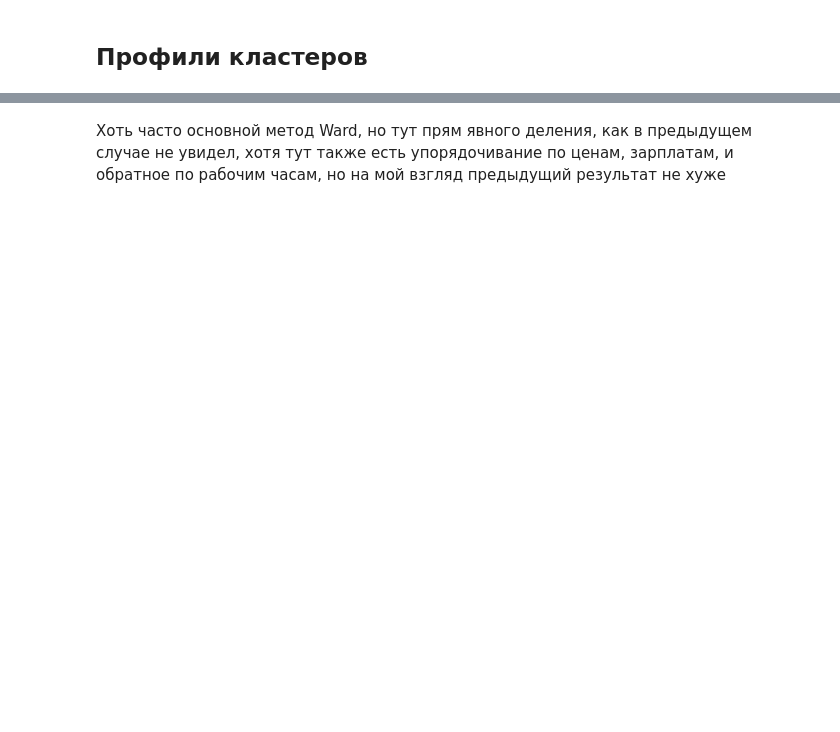
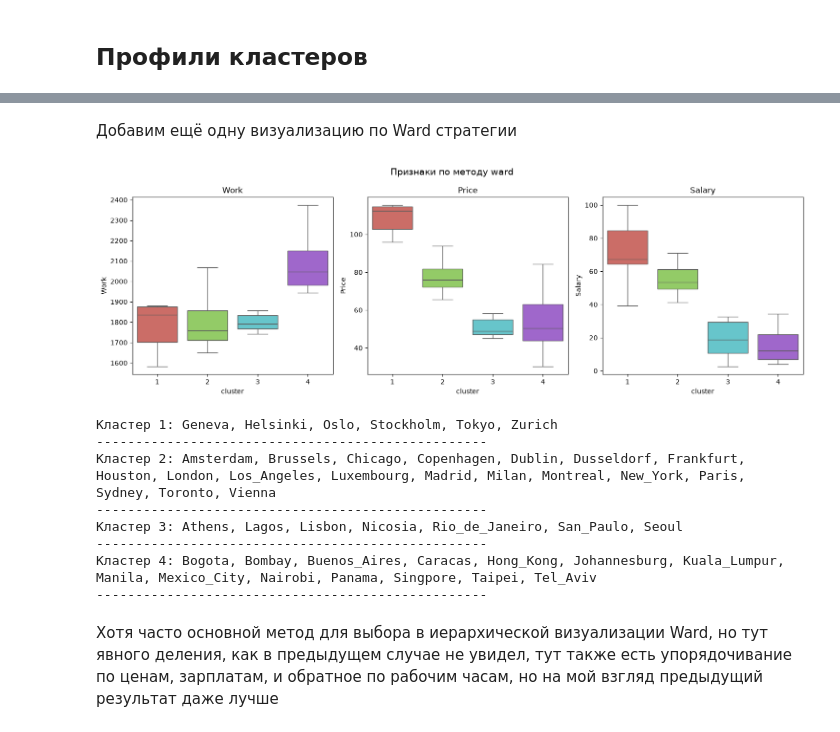
Before and after one commit to TyukovDanya/Analytics_Python_2026, a Jupyter notebook: cities_clustering_lab1.ipynb, the cells around one changed output, grey strips where cells are left out. Cells and saved outputs as stored; diff of their text form; code cells hidden in the pictures; blank space fills up the shorter version.

```diff
--- a/cities_clustering_lab1.ipynb
+++ b/cities_clustering_lab1.ipynb
@@ -335,2 +310,16 @@ for c, grp in df.groupby("cluster"):
+# %% [markdown]
+Добавим ещё одну визуализацию по Ward стратегии
+# %%
+draw_clusters("ward")
+# %% [output]
+[figure, added]
+Кластер 1: Geneva, Helsinki, Oslo, Stockholm, Tokyo, Zurich
+--------------------------------------------------
+Кластер 2: Amsterdam, Brussels, Chicago, Copenhagen, Dublin, Dusseldorf, Frankfurt, Houston, London, Los_Angeles, Luxembourg, Madrid, Milan, Montreal, New_York, Paris, Sydney, Toronto, Vienna
+--------------------------------------------------
+Кластер 3: Athens, Lagos, Lisbon, Nicosia, Rio_de_Janeiro, San_Paulo, Seoul
+--------------------------------------------------
+Кластер 4: Bogota, Bombay, Buenos_Aires, Caracas, Hong_Kong, Johannesburg, Kuala_Lumpur, Manila, Mexico_City, Nairobi, Panama, Singpore, Taipei, Tel_Aviv
+--------------------------------------------------
 # %% [markdown]
-Хоть часто основной метод Ward, но тут прям явного деления, как в предыдущем случае не увидел, хотя тут также есть упорядочивание по ценам, зарплатам, и обратное по рабочим часам, но на мой взгляд предыдущий результат не хуже
+Хотя часто основной метод для выбора в иерархической визуализации Ward, но тут явного деления, как в предыдущем случае не увидел, тут также есть упорядочивание по ценам, зарплатам, и обратное по рабочим часам, но на мой взгляд предыдущий результат даже лучше
```
Also changed, not shown: parts of 9 cells of this notebook.
